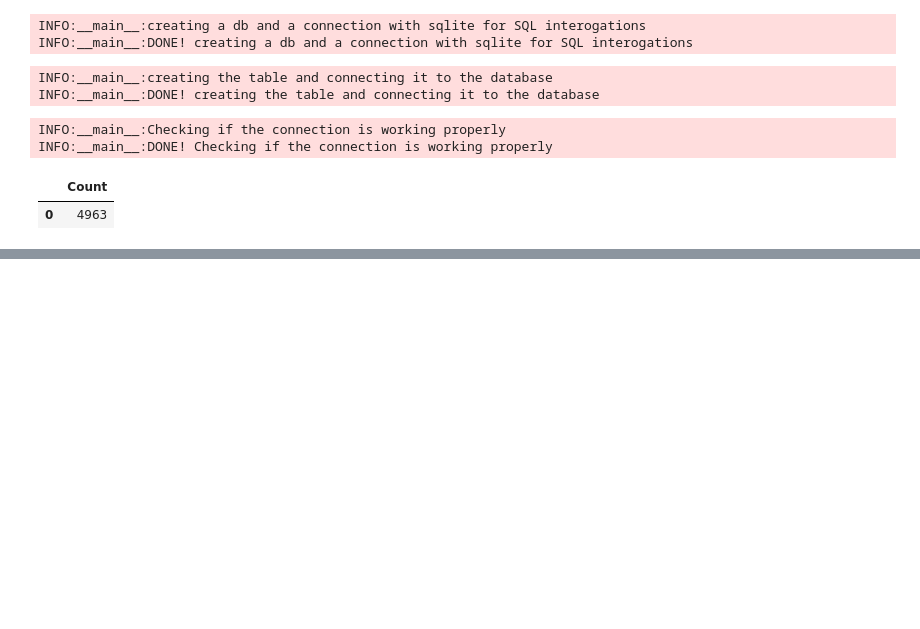
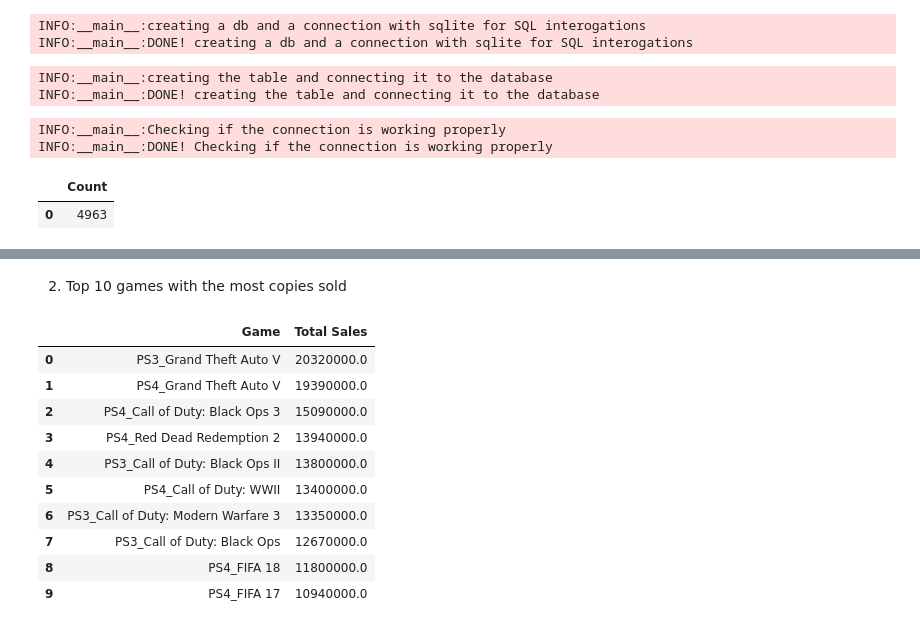
Before and after one commit to CalinP1/Playstation_work, a Jupyter notebook: PlayStation_Data_report.ipynb, the cells around one changed output, grey strips where cells are left out. Saved outputs shown, nothing was run; the diff lists cells and outputs as text; code cells hidden in the pictures; blank space fills up the shorter version.

```diff
--- a/PlayStation_Data_report.ipynb
+++ b/PlayStation_Data_report.ipynb
@@ -546,0 +507,25 @@ SO WE HAVE 3 CONSOLES, THIS IS GOOD, IT MEANS WE DON'T HAVE ANY ROGUE DATA IN TH
+# %% [markdown]
+2) Top 10 games with the most copies sold
+# %%
+query_games_max_sold = """
+SELECT Game, [Total Sales]
+FROM PlayStation_Games
+ORDER BY [Total Sales] DESC
+LIMIT 10
+"""
+logger.info("sql interogation on the table from database")
+max_games_sold = pd.read_sql(query_games_max_sold,conn)
+logger.info("Done! sql interogation on the table from database")
+max_games_sold
+# %% [output]
+|  | Game | Total Sales |
+| 0 | PS3_Grand Theft Auto V | 20320000.0 |
+| 1 | PS4_Grand Theft Auto V | 19390000.0 |
+| 2 | PS4_Call of Duty: Black Ops 3 | 15090000.0 |
+| 3 | PS4_Red Dead Redemption 2 | 13940000.0 |
+| 4 | PS3_Call of Duty: Black Ops II | 13800000.0 |
+| 5 | PS4_Call of Duty: WWII | 13400000.0 |
+| 6 | PS3_Call of Duty: Modern Warfare 3 | 13350000.0 |
+| 7 | PS3_Call of Duty: Black Ops | 12670000.0 |
+| 8 | PS4_FIFA 18 | 11800000.0 |
+| 9 | PS4_FIFA 17 | 10940000.0 |
```
Also changed, not shown: parts of 23 cells of this notebook.
